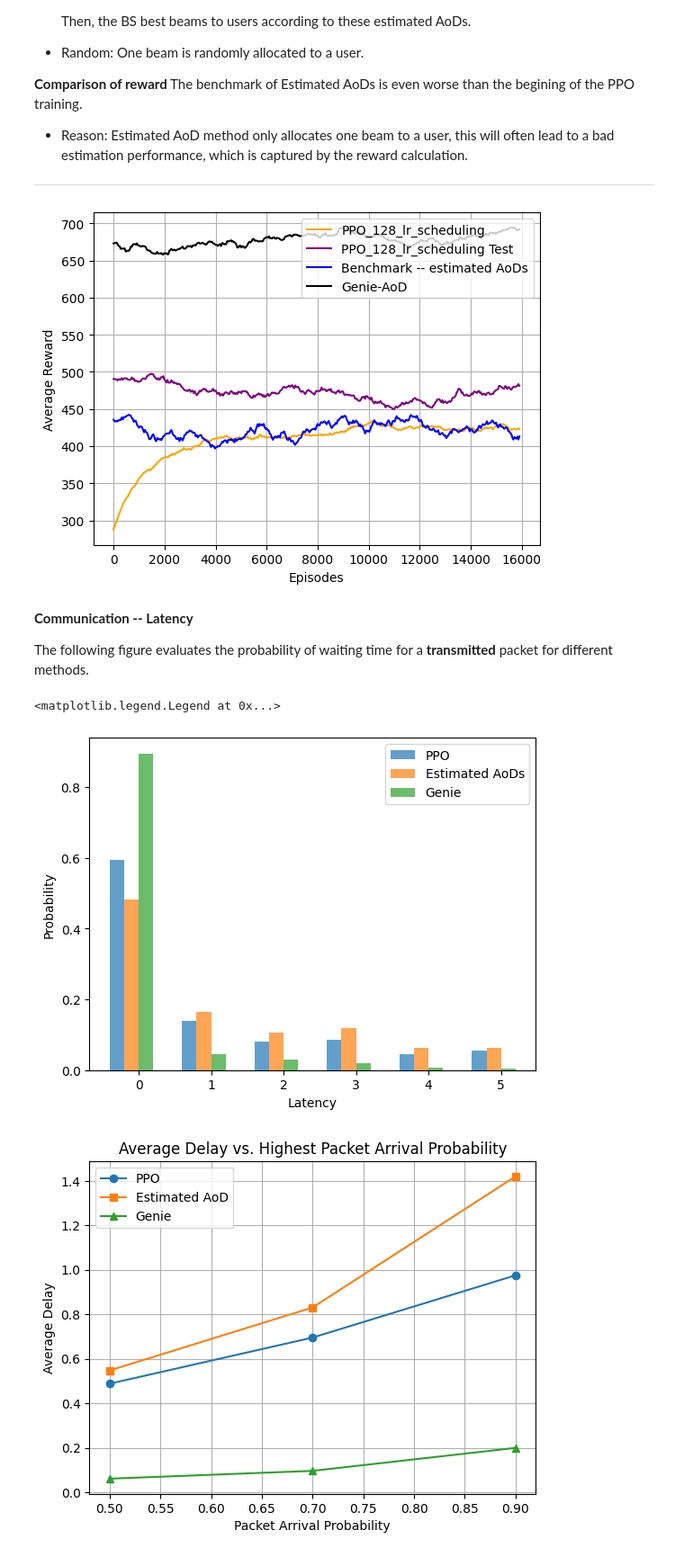
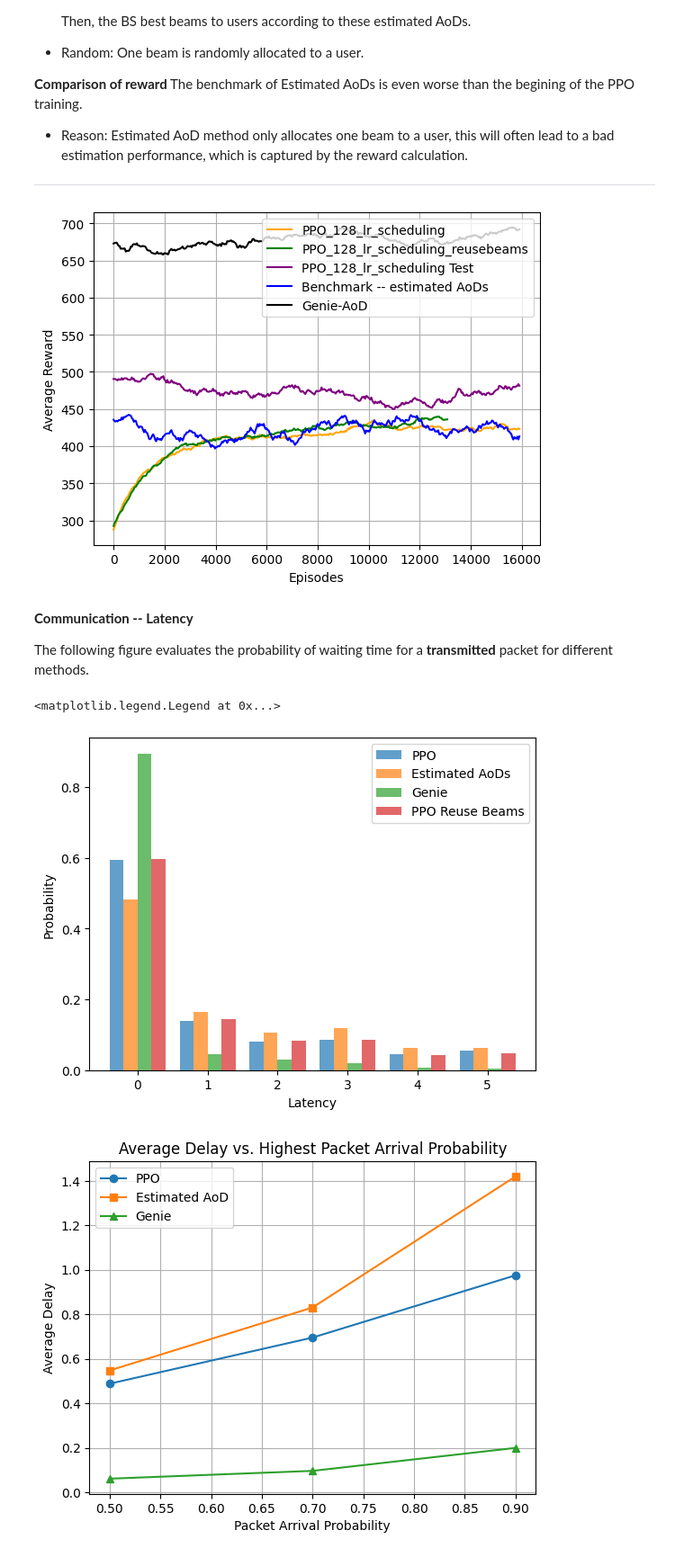
Before and after one commit to april427/Centric-BM, a Jupyter notebook: documents/06-03.ipynb, the cells around one changed output. Shown at 90% size. Drawn from its saved outputs; the diff is of its cells as text; code cells hidden in the pictures.

Commit message:
figure, threshold minor update

```diff
--- a/documents/06-03.ipynb
+++ b/documents/06-03.ipynb
@@ -71,7 +80,7 @@ import numpy as np
 import pandas as pd
 import matplotlib.pyplot as plt
 log_dir = 'RL_mimo_ofdm/PPO_2ue16Nt_sAs_newB_waitT_newSense_128_lrscheduling/'
-monitor_file = "RL_mimo_ofdm/PPO_2ue16Nt_sAs_newB_waitT_newSense_128_lrscheduling/monitor.csv"
+monitor_file = log_dir + "monitor.csv"
 # MONITOR_95 is temporary file for testing. It is still running
 monitor_data = pd.read_csv(monitor_file, skiprows=0)
 
@@ -79,29 +88,35 @@ window_size = 1000
 moving_average = monitor_data['r'].rolling(window=window_size).mean().dropna()
 
 fd_trained = log_dir +'trained/'
-fd_estimated = log_dir +'estimated/'
-# fd_random = log_dir +'random/'
-fd_genie = log_dir +'genie/'
-
 trained_reward = pd.read_csv(fd_trained + 'reward.csv', skiprows=0)
 tr = trained_reward['Reward'].rolling(window = 100).mean()
 
+fd_genie = log_dir +'genie/'
+genie_reward = pd.read_csv(fd_genie + 'reward.csv', skiprows=0)
+gr = genie_reward['Reward'].rolling(window = 100).mean()
+
+
+fd_estimated = log_dir +'estimated/'
 benchmark_reward = pd.read_csv(fd_estimated + 'reward.csv', skiprows=0)
 br = benchmark_reward['Reward'].rolling(window = 100).mean()
 br_length = len(br.dropna())
+
 selected_values = moving_average[::len(moving_average)//br_length][:(br_length)]
 
-genie_reward = pd.read_csv(fd_genie + 'reward.csv', skiprows=0)
-gr = genie_reward['Reward'].rolling(window = 100).mean()
+monitor_file_reusebeams = 'RL_mimo_ofdm/PPO_2ue16Nt_sAs_newB_waitT_newSense_128_reusebeams/monitor.csv'
+monitor_data_reusebeams = pd.read_csv(monitor_file_reusebeams, skiprows=0)
+window_size_reusebeams = 1000
+moving_average_reusebeams = monitor_data_reusebeams['r'].rolling(window=window_size_reusebeams).mean().dropna()
+selected_values_reusebeams = moving_average_reusebeams[::len(moving_average_reusebeams)//br_length][:(br_length)]
 
+# fd_random = log_dir +'random/'
 # random_reward = pd.read_csv(fd_random + 'reward.csv', skiprows=0)
 # rr = random_reward['Reward'].rolling(window = 100).mean()
 
 
 fig, ax = plt.subplots()
 ax.plot(np.linspace(0, len(moving_average), br_length), selected_values.dropna(), label='PPO_128_lr_scheduling', color='orange')
-
-
+ax.plot(np.linspace(0, len(moving_average_reusebeams), br_length), selected_values_reusebeams.dropna(), label='PPO_128_lr_scheduling_reusebeams', color='green')
 ax.plot(np.linspace(0, len(moving_average), br_length), tr.dropna(), label='PPO_128_lr_scheduling Test', color='purple')
 ax.plot(np.linspace(0, len(moving_average), br_length), br.dropna(), label='Benchmark -- estimated AoDs', color='blue')
 ax.plot(np.linspace(0, len(moving_average), br_length), gr.dropna(), label='Genie-AoD', color='black')
@@ -114,7 +129,7 @@ ax.set_ylabel('Average Reward')
 
 plt.show()
 # %% [output]
-[figure, old version]
+[figure, new version]
 # %% [markdown]
 **Communication -- Latency**
 
@@ -123,49 +138,50 @@ The following figure evaluates the probability of waiting time for a **transmitt
 import matplotlib.pyplot as plt
 import itertools
 import pandas as pd
-latency_t = pd.read_csv(fd_trained + 'latency.csv', skiprows=0)
-latency_b = pd.read_csv(fd_estimated + 'latency.csv', skiprows=0)
 
-latency_g = pd.read_csv(fd_genie + 'latency.csv', skiprows=0)
-# latency_r = pd.read_csv(fd_random + 'latency.csv', skiprows=0)
+def load_latency(log_dir, filename):
+    data = pd.read_csv(log_dir + filename, skiprows=0)
+    data1 = list(itertools.chain(*data.values))
+    data2 = [x for x in data1 if x != -1]
+    return data2
 
-latency_trained = list(itertools.chain(*latency_t.values))
-latency_benchmark = list(itertools.chain(*latency_b.values))
-latency_genie = list(itertools.chain(*latency_g.values))
-# latency_random = list(itertools.chain(*latency_r.values))
+latency_trained = load_latency(fd_trained, 'latency.csv')
+latency_benchmark = load_latency(fd_estimated, 'latency.csv')
 
-latency_trained = [x for x in latency_trained if x != -1]
-latency_benchmark = [x for x in latency_benchmark if x != -1]
-latency_genie = [x for x in latency_genie if x != -1]
-# latency_random = [x for x in latency_random if x != -1]
+latency_genie = load_latency(fd_genie , 'latency.csv')
+# latency_r = load_latency(fd_random , 'latency.csv')
+
+latency_reusebeams = load_latency('RL_mimo_ofdm/PPO_2ue16Nt_sAs_newB_waitT_newSense_128_reusebeams/trained/', 'latency.csv')
 
 #
 figure_handle = plt.figure()
 ax2 = figure_handle.add_subplot()
 
 counts_trained, bins_trained, patches_trained = ax2.hist(latency_trained, bins=range(7), density=True, alpha=0.7, label='PPO')
 counts_benchmark, bins_benchmark, patches_benchmark = ax2.hist(latency_benchmark, bins=range(7), density=True, alpha=0.7, label='Estimated AoD')
 counts_genie, bins_genie, patches_genie = ax2.hist(latency_genie, bins=range(7), density=True, alpha=0.7, label='Genie')
 # counts_random, bins_random, patches_random = ax2.hist(latency_random, bins=range(7), density=True, alpha=0.7, label='Random')
+counts_reusebeams, bins_reusebeams, patches_reusebeams = ax2.hist(latency_reusebeams, bins=range(7), density=True, alpha=0.7, label='PPO Reuse Beams')
 
 bin_centers = 0.5 * (bins_trained[:-1] + bins_trained[1:])
 
 ax2.cla()  # Clear the previous plot
 ax2.bar(bin_centers - 0.3, counts_trained, width=0.2, align='center', alpha=0.7, label='PPO')
 ax2.bar(bin_centers - 0.1, counts_benchmark, width=0.2, align='center', alpha=0.7, label='Estimated AoDs')
 ax2.bar(bin_centers+0.1, counts_genie, width=0.2, align='center', alpha=0.7, label='Genie')
 # ax2.bar(bin_centers+0.3, counts_random, width=0.2, align='center', alpha=0.7, label='Random')
+ax2.bar(bin_centers + 0.3, counts_reusebeams, width=0.2, align='center', alpha=0.7, label='PPO Reuse Beams')
 
 ax2.set_xticks(bin_centers)
 
 ax2.set_xticks(bin_centers)
 ax2.set_xticklabels(range(6))
 ax2.set_xlabel('Latency')
 ax2.set_ylabel('Probability')
 ax2.legend()
 # %% [output]
 <matplotlib.legend.Legend at 0x...>
-[figure, old version]
+[figure, new version]
 # %%
 fd_trained_05 = 'RL_mimo_ofdm/PPO_2ue16Nt_sAs_newB_waitT_sense_ce-2/trained_05/'
 fd_estimated_05 = 'RL_mimo_ofdm/PPO_2ue16Nt_sAs_newB_waitT_sense_ce-2/estimated_05/'
```
Also changed, not shown: parts of 5 cells of this notebook, 3 other files.
